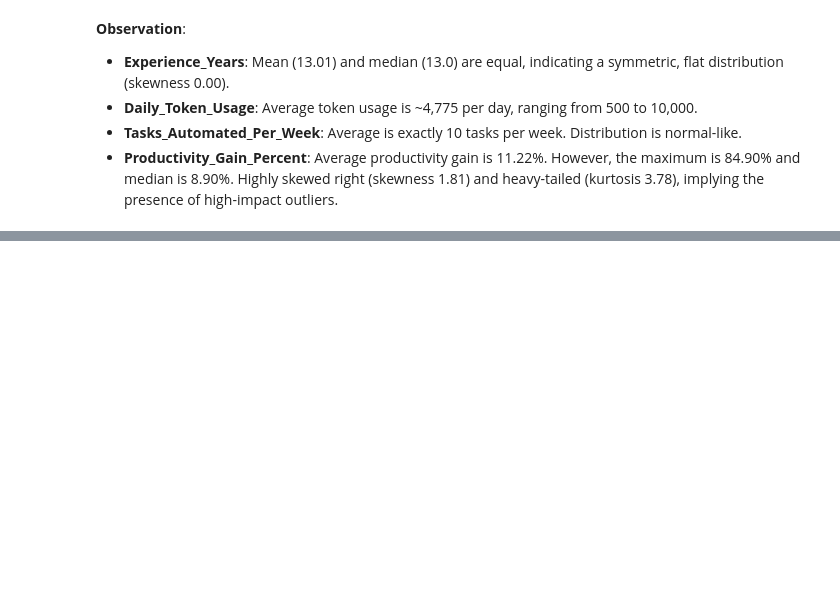
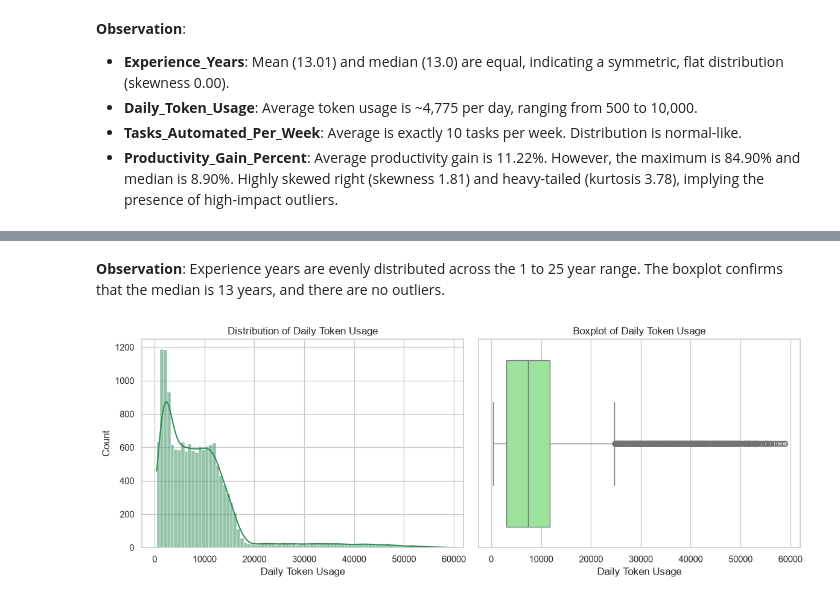
Before and after one commit to vaibhav1874/CodeAlpha_Exploratory-Data-Analysis-EDA-, a Jupyter notebook: CodeAlpha_EDA.ipynb, the cells around one changed output, grey strips where cells are left out. Drawn from its saved outputs; the diff is of its cells as text; code cells hidden in the pictures; blank space fills up the shorter version.

```diff
--- a/CodeAlpha_EDA.ipynb
+++ b/CodeAlpha_EDA.ipynb
@@ -290,0 +312,20 @@ for col in numeric_columns:
+# %% [markdown]
+**Observation**: Experience years are evenly distributed across the 1 to 25 year range. The boxplot confirms that the median is 13 years, and there are no outliers.
+# %%
+# Daily_Token_Usage distribution
+plt.figure(figsize=(12, 4.5))
+plt.subplot(1, 2, 1)
+sns.histplot(df['Daily_Token_Usage'], kde=True, color='seagreen')
+plt.title('Distribution of Daily Token Usage')
+plt.xlabel('Daily Token Usage')
+plt.ylabel('Count')
+
+plt.subplot(1, 2, 2)
+sns.boxplot(x=df['Daily_Token_Usage'], color='lightgreen')
+plt.title('Boxplot of Daily Token Usage')
+plt.xlabel('Daily Token Usage')
+
+plt.tight_layout()
+plt.show()
+# %% [output]
+[figure, added]
```
Also changed, not shown: parts of 15 cells of this notebook.
